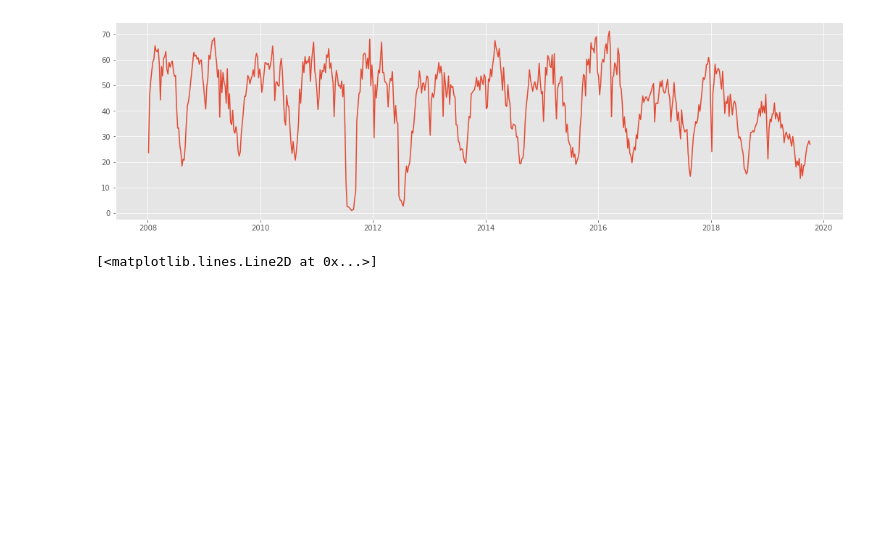
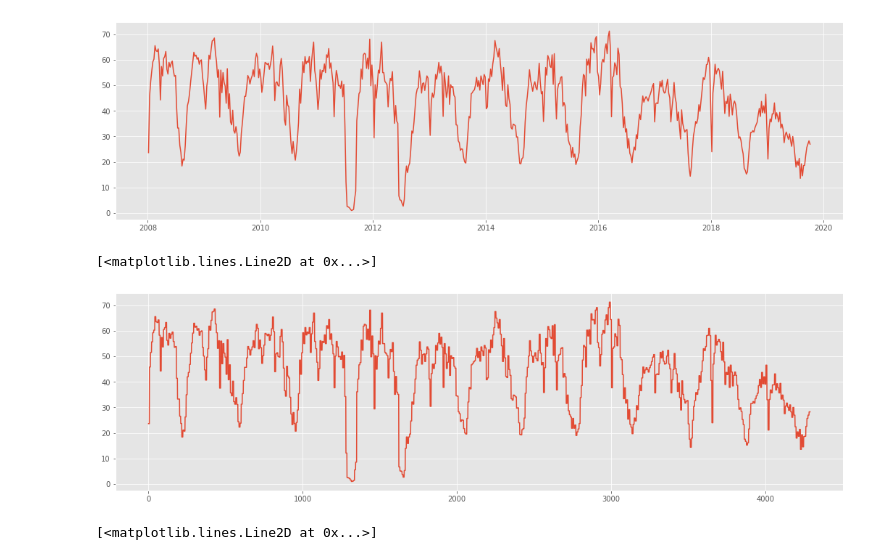
Before and after one commit to IllanL/demand_predictions_with_ML, a Jupyter notebook: notebooks/02-predictive-models/01_predicting_palmera_chocolate.ipynb, the cells around one changed output. Cells and saved outputs as stored; diff of their text form; code cells hidden in the pictures; blank space fills up the shorter version.

```diff
--- a/notebooks/02-predictive-models/01_predicting_palmera_chocolate.ipynb
+++ b/notebooks/02-predictive-models/01_predicting_palmera_chocolate.ipynb
@@ -2278,6 +2270,11 @@ plt.plot(weekly)
 # %% [output]
 [<matplotlib.lines.Line2D at 0x...>]
 [figure]
+# %%
+plt.plot(weekly_to_subs)
+# %% [output]
+[<matplotlib.lines.Line2D at 0x...>]
+[figure, added]
 # %%
 plt.plot(differences)
 # %% [output]
```
Also changed, not shown: parts of 43 cells of this notebook.
